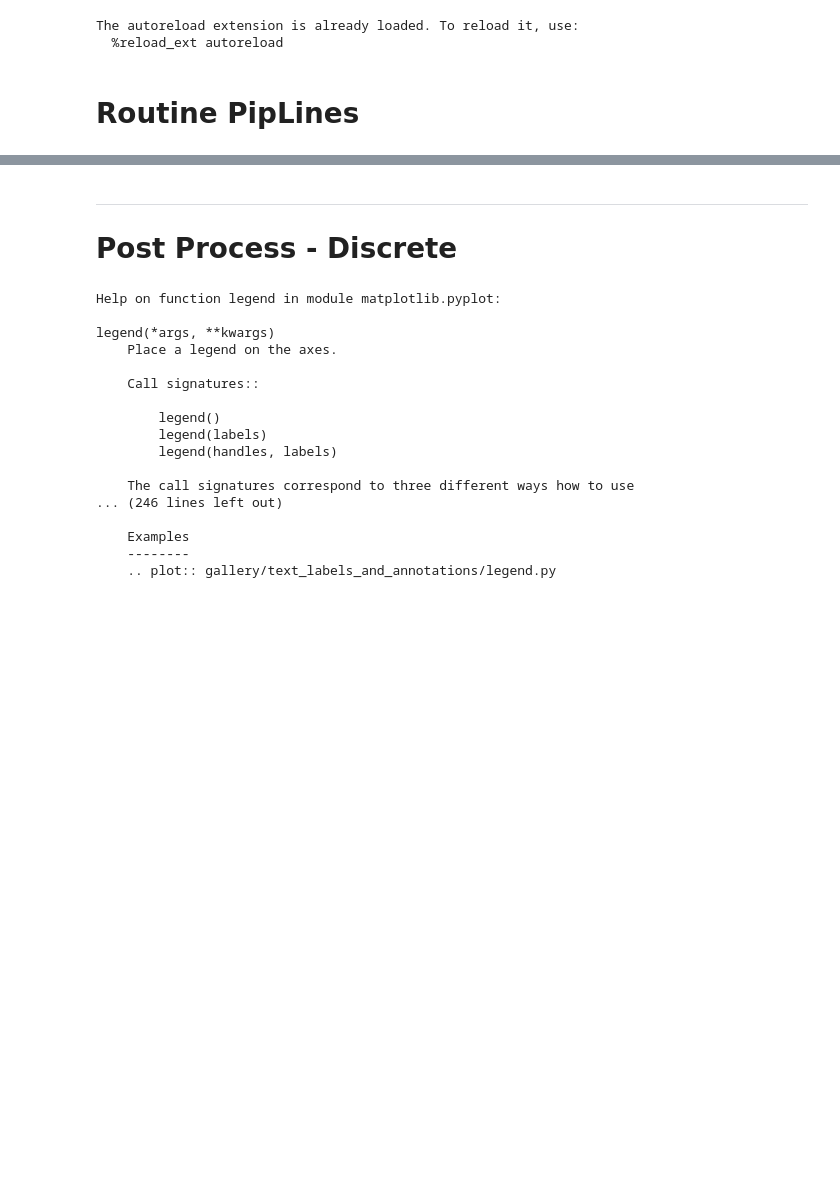
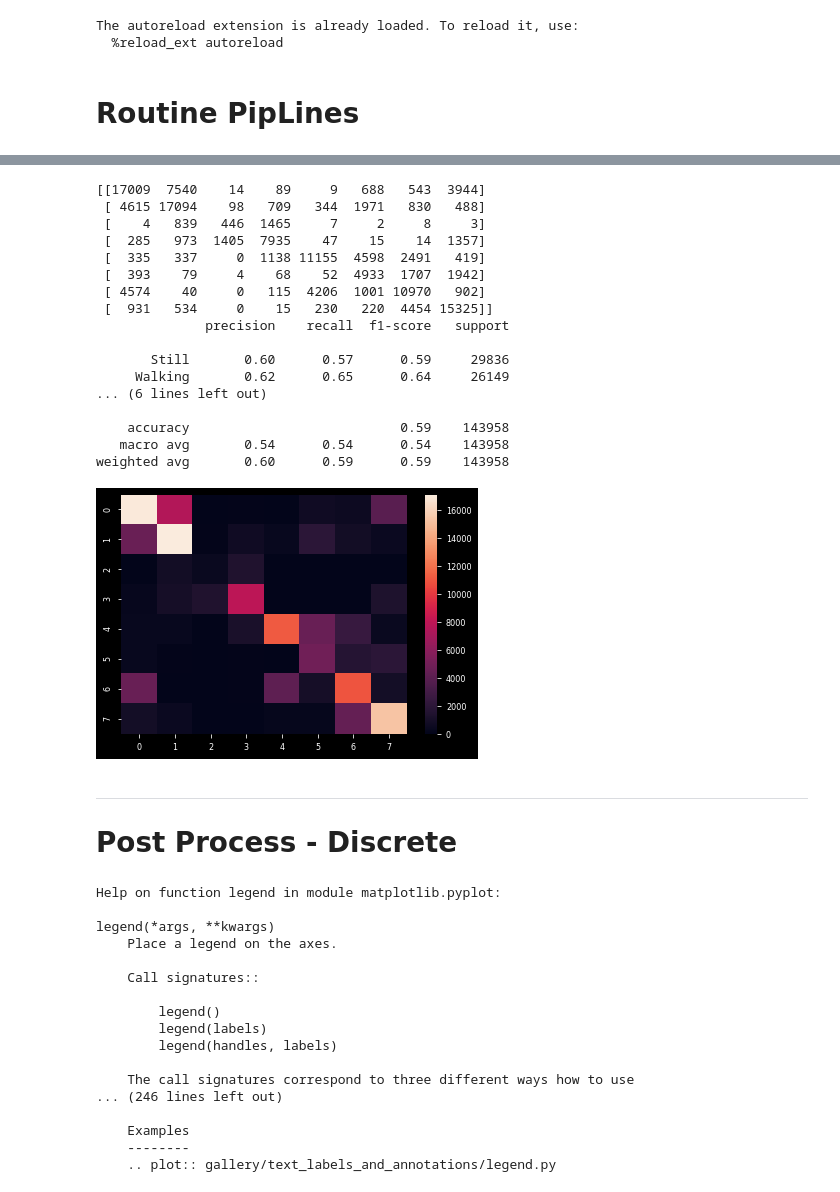
Before and after one commit to Ryanna-github/SHL2021, a Jupyter notebook: 2021-05-31_post_process.ipynb, the cells around one changed output, grey strips where cells are left out. Saved outputs shown, nothing was run; the diff lists cells and outputs as text; code cells hidden in the pictures; blank space fills up the shorter version.

```diff
--- a/2021-05-31_post_process.ipynb
+++ b/2021-05-31_post_process.ipynb
@@ -121,3 +170,24 @@ def plot_box(y, pred):
+# %%
+helper.evaluate(y_val, pred_lgb, normalize=False)
+# %% [output]
+[[17009  7540    14    89     9   688   543  3944]
+ [ 4615 17094    98   709   344  1971   830   488]
+ [    4   839   446  1465     7     2     8     3]
+ [  285   973  1405  7935    47    15    14  1357]
+ [  335   337     0  1138 11155  4598  2491   419]
+ [  393    79     4    68    52  4933  1707  1942]
+ [ 4574    40     0   115  4206  1001 10970   902]
+ [  931   534     0    15   230   220  4454 15325]]
+              precision    recall  f1-score   support
+
+       Still       0.60      0.57      0.59     29836
+     Walking       0.62      0.65      0.64     26149
+... (6 lines left out)
+
+    accuracy                           0.59    143958
+   macro avg       0.54      0.54      0.54    143958
+weighted avg       0.60      0.59      0.59    143958
+[figure, added]
 # %% [markdown]
 ---
 # Post Process - Discrete
```
Also changed, not shown: parts of 8 cells of this notebook, 1 other file.
